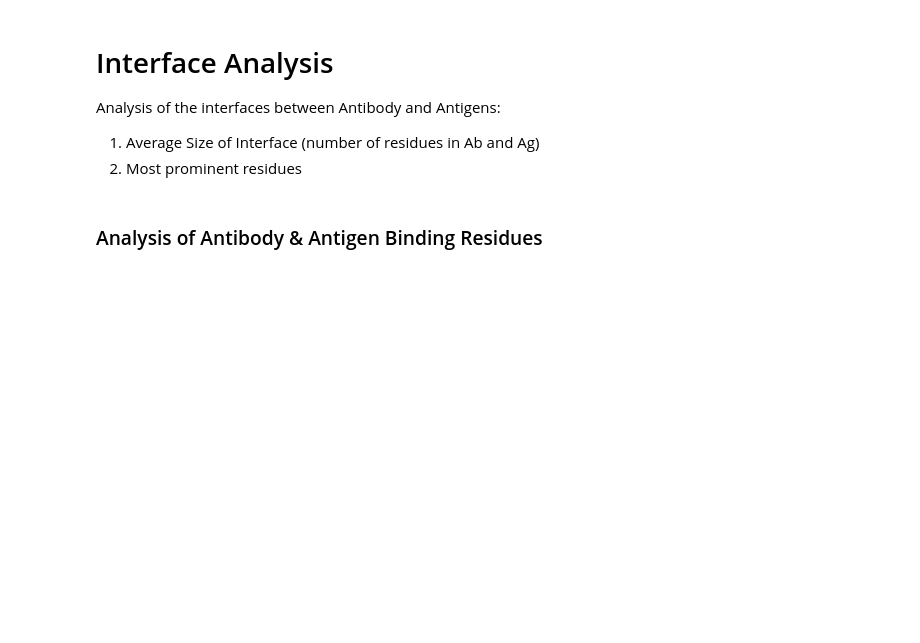
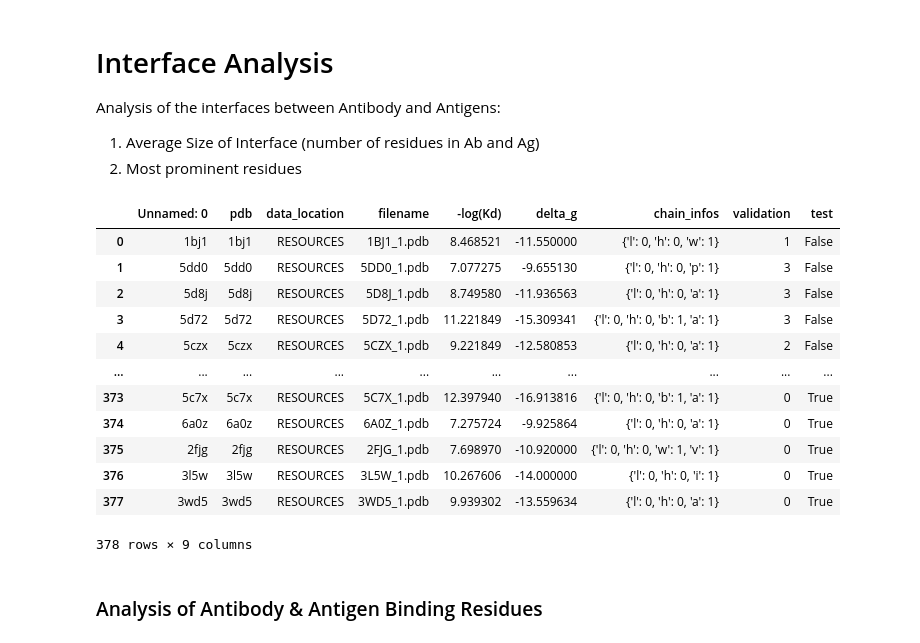
Before and after one commit to FabianTraxler/ag_binding_affinity, a Jupyter notebook: src/data_analysis/Interface Analysis.ipynb, the cells around one changed output. Drawn from its saved outputs; the diff is of its cells as text; code cells hidden in the pictures; blank space fills up the shorter version.

Commit message:
Updated to Data Analysis & Benchmark Scripts

```diff
--- a/src/data_analysis/Interface Analysis.ipynb
+++ b/src/data_analysis/Interface Analysis.ipynb
@@ -30,6 +30,22 @@ pdb_path = os.path.join(config["RESOURCES"]["path"], config["RESOURCES"]["AbDb"]
 dataset = pd.read_csv(summary_path)
 
 path = os.path.join(config["DATA"]["path"], config["DATA"]["Dataset_v1"]["folder_path"])
+# %%
+dataset
+# %% [output]
+|  | Unnamed: 0 | pdb | data_location | filename | -log(Kd) | delta_g | chain_infos | validation | test |
+| 0 | 1bj1 | 1bj1 | RESOURCES | 1BJ1_1.pdb | 8.468521 | -11.550000 | {'l': 0, 'h': 0, 'w': 1} | 1 | False |
+| 1 | 5dd0 | 5dd0 | RESOURCES | 5DD0_1.pdb | 7.077275 | -9.655130 | {'l': 0, 'h': 0, 'p': 1} | 3 | False |
+| 2 | 5d8j | 5d8j | RESOURCES | 5D8J_1.pdb | 8.749580 | -11.936563 | {'l': 0, 'h': 0, 'a': 1} | 3 | False |
+| 3 | 5d72 | 5d72 | RESOURCES | 5D72_1.pdb | 11.221849 | -15.309341 | {'l': 0, 'h': 0, 'b': 1, 'a': 1} | 3 | False |
+| 4 | 5czx | 5czx | RESOURCES | 5CZX_1.pdb | 9.221849 | -12.580853 | {'l': 0, 'h': 0, 'a': 1} | 2 | False |
+| ... | ... | ... | ... | ... | ... | ... | ... | ... | ... |
+| 373 | 5c7x | 5c7x | RESOURCES | 5C7X_1.pdb | 12.397940 | -16.913816 | {'l': 0, 'h': 0, 'b': 1, 'a': 1} | 0 | True |
+| 374 | 6a0z | 6a0z | RESOURCES | 6A0Z_1.pdb | 7.275724 | -9.925864 | {'l': 0, 'h': 0, 'a': 1} | 0 | True |
+| 375 | 2fjg | 2fjg | RESOURCES | 2FJG_1.pdb | 7.698970 | -10.920000 | {'l': 0, 'h': 0, 'w': 1, 'v': 1} | 0 | True |
+| 376 | 3l5w | 3l5w | RESOURCES | 3L5W_1.pdb | 10.267606 | -14.000000 | {'l': 0, 'h': 0, 'i': 1} | 0 | True |
+| 377 | 3wd5 | 3wd5 | RESOURCES | 3WD5_1.pdb | 9.939302 | -13.559634 | {'l': 0, 'h': 0, 'a': 1} | 0 | True |
+378 rows × 9 columns
 # %%
 from abag_affinity.utils.pdb_processing import remove_redundant_chains
 import string
```
Also changed, not shown: parts of 7 cells of this notebook, 3 other files.
